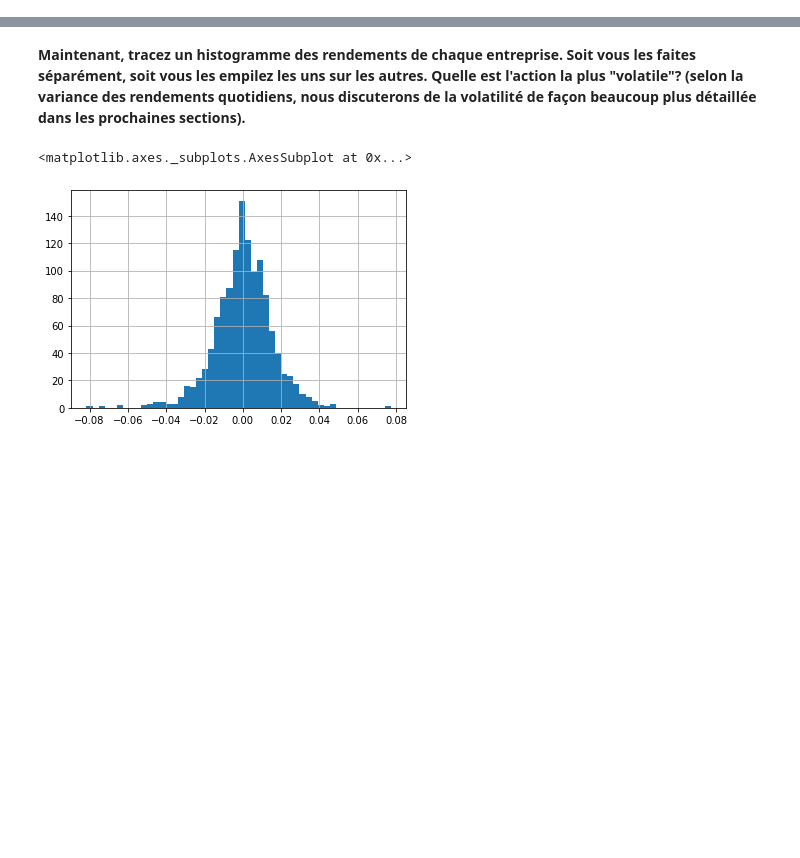
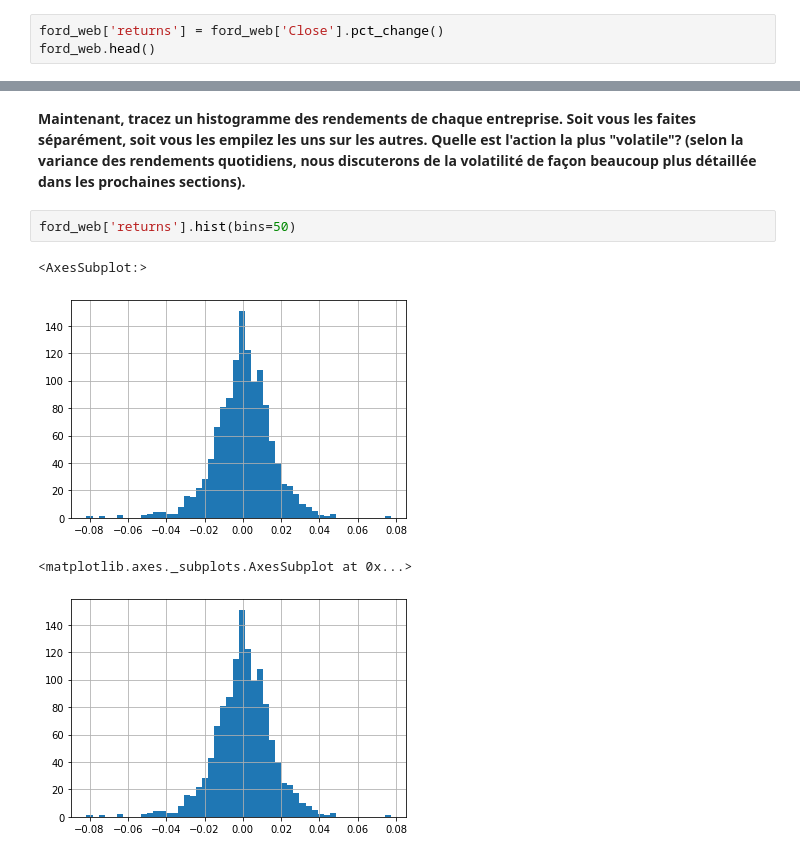
Before and after one commit to AdnenMess/Financial_Analysis, a Jupyter notebook: 07-Stock_Market_Analysis/Projet Analyse Boursière.ipynb, the cells around one changed output, grey strips where cells are left out. Cells and saved outputs as stored; diff of their text form; blank space fills up the shorter version.

```diff
--- a/07-Stock_Market_Analysis/Projet Analyse Boursière.ipynb
+++ b/07-Stock_Market_Analysis/Projet Analyse Boursière.ipynb
@@ -278,3 +323,6 @@ Cela définit r_t (rendement à l'instant t) comme étant égal au prix à l'ins
 | 2012-01-05 | 27.930000 | 26.850000 | 27.760000 | 27.120001 | 1005500 | 27.120001 | 2.791268e+07 | -0.021292 |
 | 2012-01-06 | 27.790001 | 26.410000 | 27.200001 | 26.910000 | 986300 | 26.910000 | 2.682736e+07 | -0.007743 |
 | 2012-01-09 | 27.490000 | 26.120001 | 27.000000 | 27.250000 | 897000 | 27.250000 | 2.421900e+07 | 0.012635 |
+# %%
+ford_web['returns'] = ford_web['Close'].pct_change()
+ford_web.head()
@@ -298,6 +365,11 @@ Cela définit r_t (rendement à l'instant t) comme étant égal au prix à l'ins
 | 2012-01-09 | 23.430000 | 22.700001 | 23.200001 | 22.840000 | 12084500.0 | 17.685862 | 2.803604e+08 | NaN | NaN | -0.003490 |
 # %% [markdown]
 **Maintenant, tracez un histogramme des rendements de chaque entreprise. Soit vous les faites séparément, soit vous les empilez les uns sur les autres. Quelle est l'action la plus "volatile"? (selon la variance des rendements quotidiens, nous discuterons de la volatilité de façon beaucoup plus détaillée dans les prochaines sections).**
+# %%
+ford_web['returns'].hist(bins=50)
+# %% [output]
+<AxesSubplot:>
+[figure, added]
 # %%
 # %% [output]
 <matplotlib.axes._subplots.AxesSubplot at 0x...>
```
Also changed, not shown: parts of 13 cells of this notebook.
